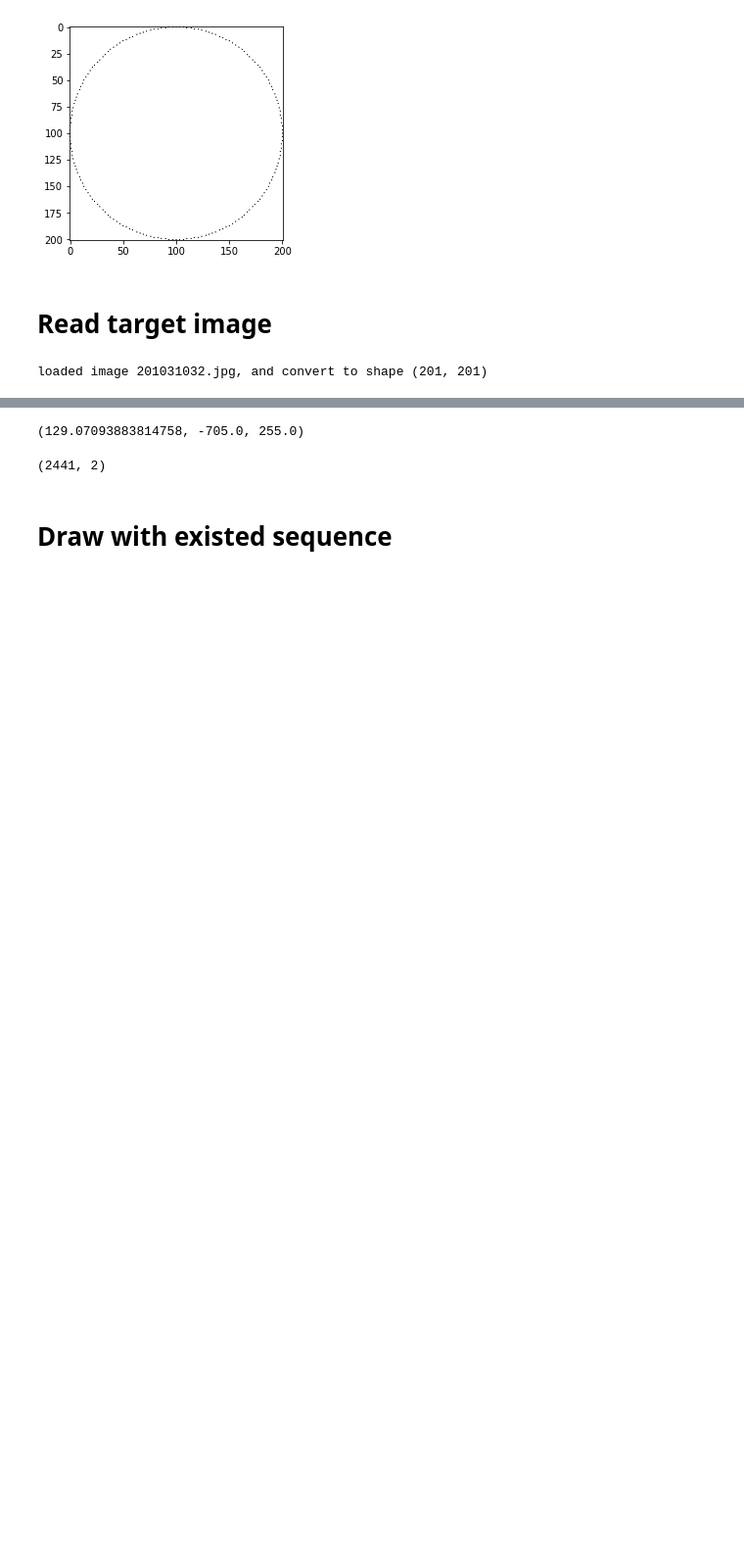
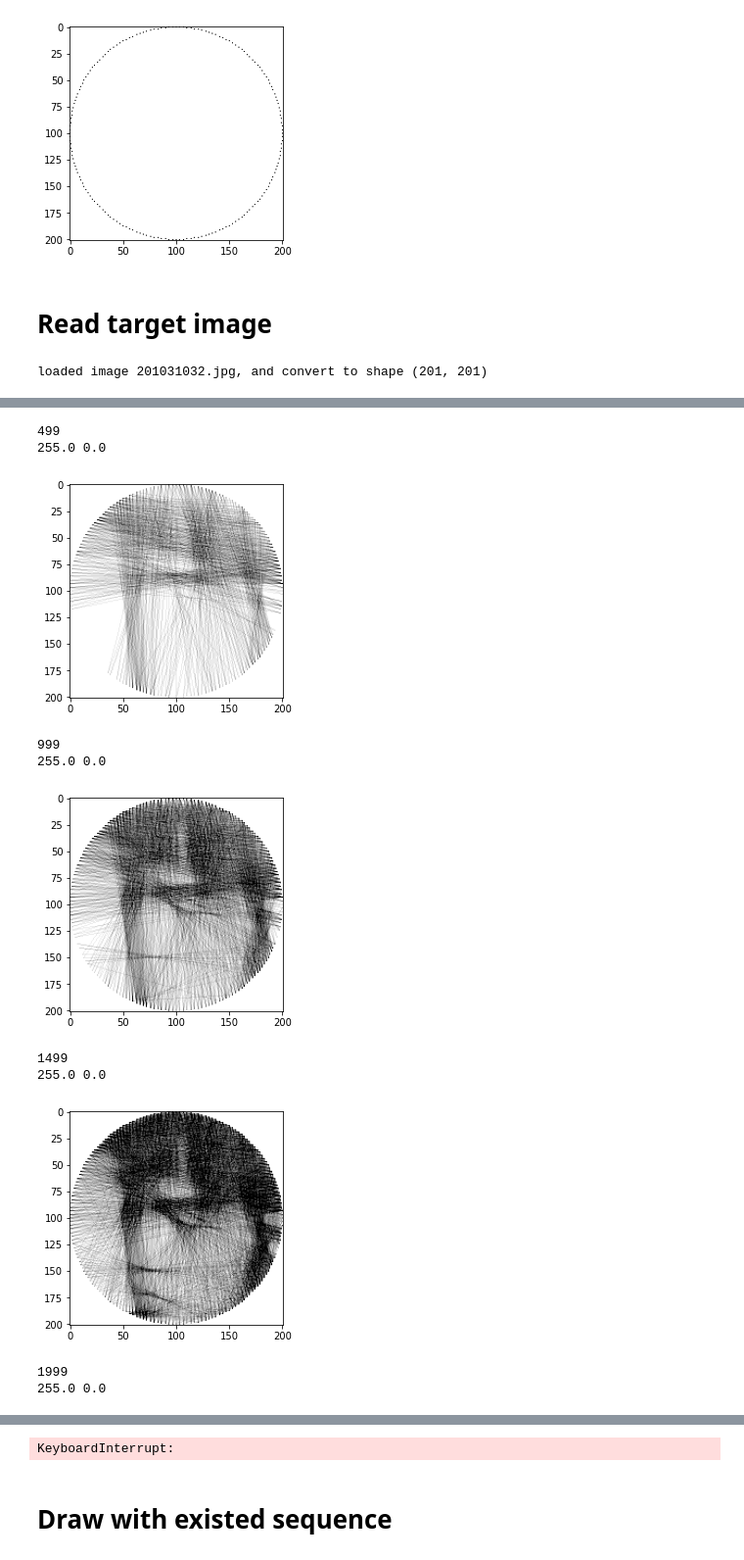
Before and after one commit to jiang1997/image2seq, a Jupyter notebook: generate.ipynb, the cells around one changed output, grey strips where cells are left out. Shown: that part at 98% size. Cells and saved outputs as stored; diff of their text form; code cells hidden in the pictures; blank space fills up the shorter version.

```diff
--- a/generate.ipynb
+++ b/generate.ipynb
@@ -276,15 +278,26 @@ img = np.ones((201, 201)) * 255
 # %%
 pre = robs[0]
 sequences = []
 for i in range(5000):
     sequences.append(pre)
     p1, p2 = find_one_with(img_o, img, pre)
     draw_line_acc(img, p1, p2, -20)
+    img[img < 0] = 0
     pre = p2
     # print(p1, p2)
     if (i + 1) % 500 == 0:
         print(i)
-        tmp = img.copy()
-
+        print(np.max(img), np.min(img))
         show(img)
-        print(np.max(img), np.min(img))
+# %% [output]
+499
+255.0 0.0
+[figure, added]
+999
+255.0 0.0
+[figure, added]
+1499
+255.0 0.0
+[figure, added]
+1999
+255.0 0.0
@@ -291,13 +305,6 @@ for i in range(5000):
+KeyboardInterrupt:
-# %%
-np.mean(img), np.min(img), np.max(img)
-# %% [output]
-(129.07093883814758, -705.0, 255.0)
 # %%
 sequences = np.array(sequences)
-# %%
-sequences.shape
-# %% [output]
-(2441, 2)
 # %%
 np.save('sequences', sequences)
 # %% [markdown]
```
Also changed, not shown: parts of 8 cells of this notebook, 1 other file.
